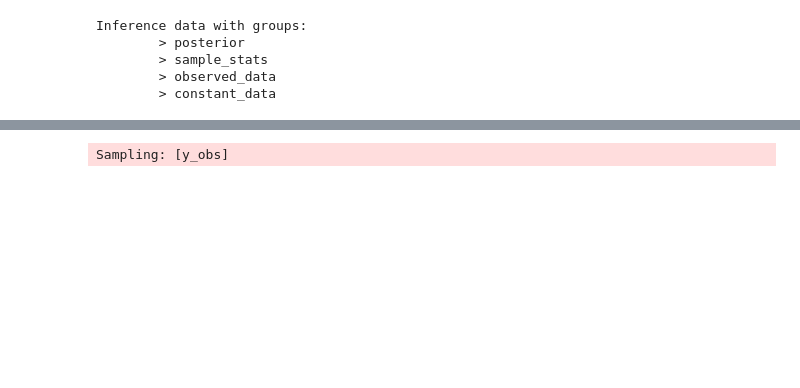
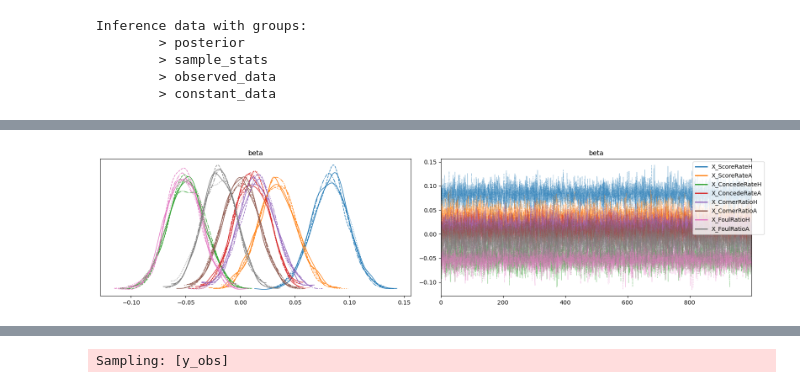
Before and after one commit to strojanski/ML-DS-I, a Jupyter notebook: hw6 - bayes/main.ipynb, the cells around one changed output, grey strips where cells are left out. Cells and saved outputs as stored; diff of their text form; code cells hidden in the pictures; blank space fills up the shorter version.

```diff
--- a/hw6 - bayes/main.ipynb
+++ b/hw6 - bayes/main.ipynb
@@ -93,0 +106,16 @@ array([[<Axes: title={'center': 'beta'}>,
+# %%
+axes = az.plot_trace(idata, coords={"beta_dim_0": list(range(1, 9))}, combined=False, var_names=["beta"], figsize=(16, 4))
+chain_colors = [line.get_color() for line in axes[0, 0].lines[::5]]  # Get colors from the first row
+num_chains = len(chain_colors)
+legend_labels = [f"{names[i]}" for i in range(num_chains)]
+
+# Create custom legend handles
+from matplotlib.lines import Line2D
+handles = [Line2D([0], [0], color=color, lw=2) for color in chain_colors]
+
+# Add legend to the entire figure
+plt.legend(handles, legend_labels, loc='upper right', bbox_to_anchor=(1.05, 1))
+plt.tight_layout()
+plt.show()
+# %% [output]
+[figure, added]
```
Also changed, not shown: parts of 22 cells of this notebook, 1 other file.
